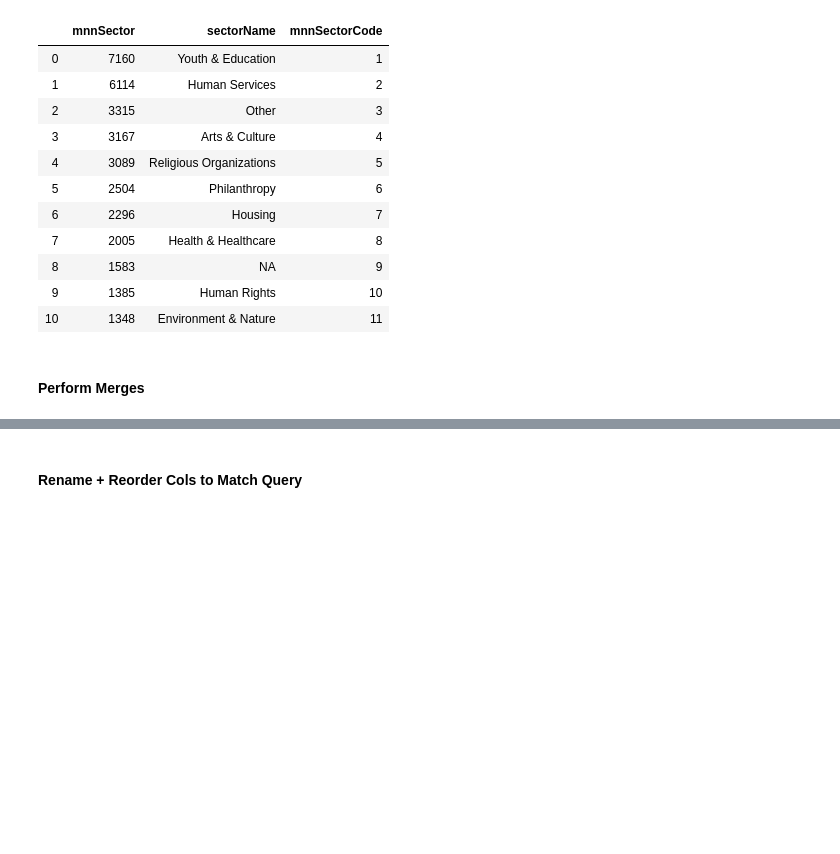
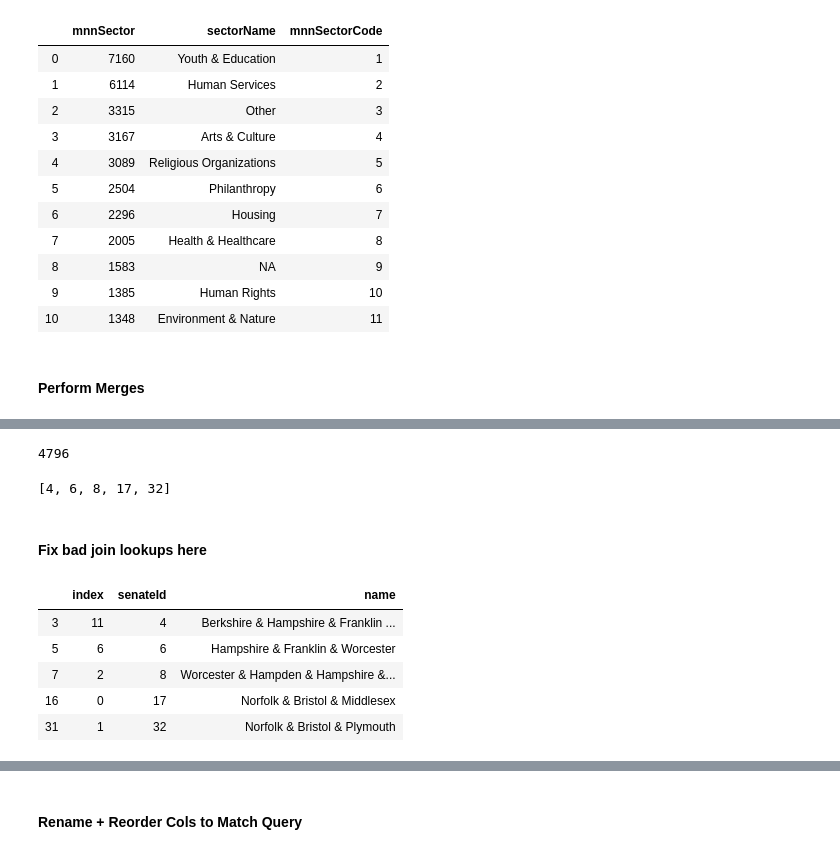
Before and after one commit to sutt/MNN-backup, a Jupyter notebook: nbs/convert-2.ipynb, the cells around one changed output, grey strips where cells are left out. Drawn from its saved outputs; the diff is of its cells as text; code cells hidden in the pictures; blank space fills up the shorter version.

```diff
--- a/nbs/convert-2.ipynb
+++ b/nbs/convert-2.ipynb
@@ -117,0 +125,3 @@ df_final = pd.merge(df_final,
+# %%
+df_final['senateId2'] = df_final['senateId']
+df_final['senateId2'] = df_final['senateId2'].fillna(-1)
@@ -117,0 +150,13 @@ df_final = pd.merge(df_final,
+# %%
+sum(df_final['Senate District'].isin(bads))
+# %% [output]
+4796
+# %%
+import numpy as np
+matches = [int(e) for e in df_final['senateId'].unique().tolist()
+ if not(np.isnan(e))]
+# %%
+bad_joins = [i for i in range(1,41) if i not in matches]
+bad_joins
+# %% [output]
+[4, 6, 8, 17, 32]
@@ -117,0 +165,11 @@ df_final = pd.merge(df_final,
+# %% [markdown]
+#### Fix bad join lookups here
+# %%
+df_districts_v2[df_districts_v2['senateId'].isin(bad_joins)]
+# %% [output]
+|  | index | senateId | name |
+| 3 | 11 | 4 | Berkshire & Hampshire & Franklin ... |
+| 5 | 6 | 6 | Hampshire & Franklin & Worcester |
+| 7 | 2 | 8 | Worcester & Hampden & Hampshire &... |
+| 16 | 0 | 17 | Norfolk & Bristol & Middlesex |
+| 31 | 1 | 32 | Norfolk & Bristol & Plymouth |
```
Also changed, not shown: parts of 19 cells of this notebook, 42 other files.
